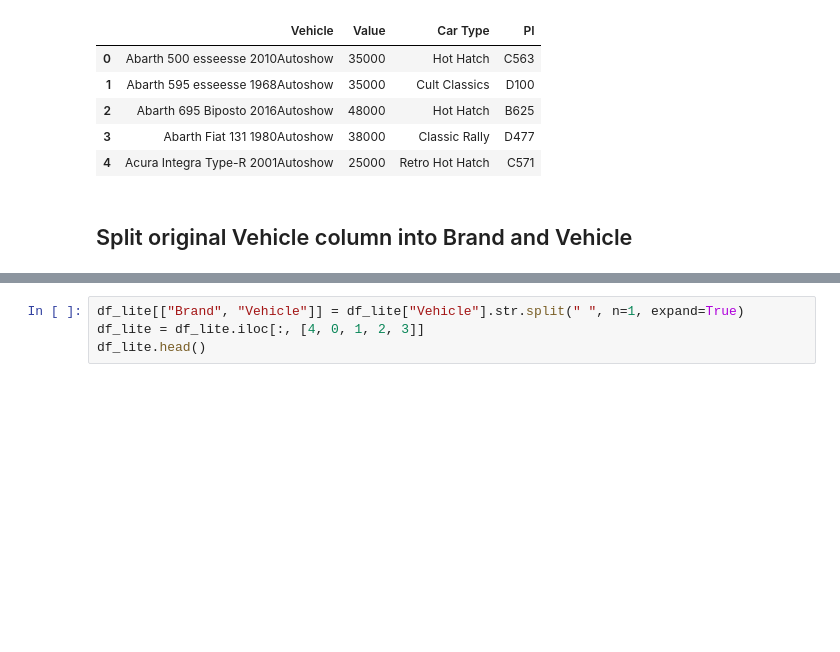
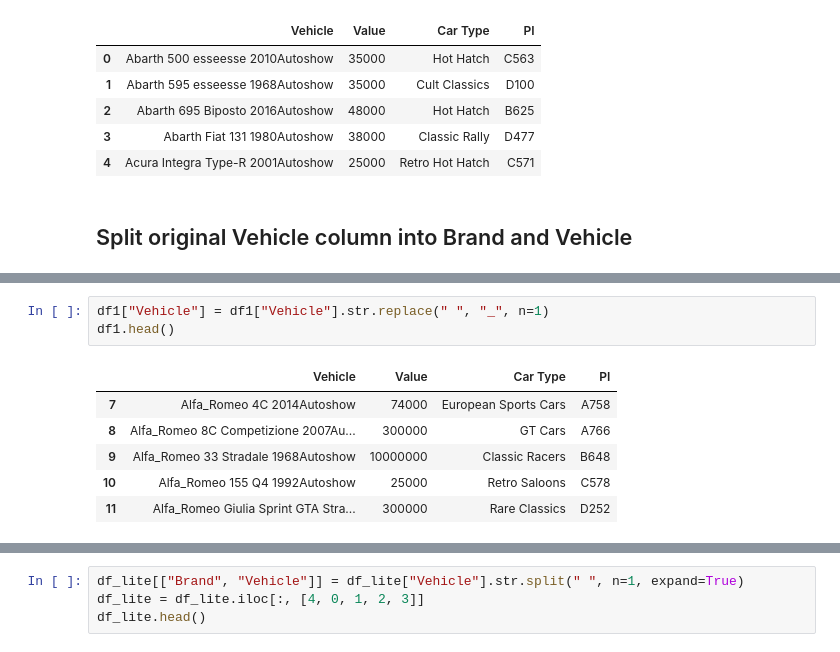
Before and after one commit to iaspidem/fh-cars-list, a Jupyter notebook: fh3-process.ipynb, the cells around one changed output, grey strips where cells are left out. Cells and saved outputs as stored; diff of their text form; blank space fills up the shorter version.

```diff
--- a/fh3-process.ipynb
+++ b/fh3-process.ipynb
@@ -99,0 +117,10 @@ df_lite.head()
+# %%
+df1["Vehicle"] = df1["Vehicle"].str.replace(" ", "_", n=1)
+df1.head()
+# %% [output]
+|  | Vehicle | Value | Car Type | PI |
+| 7 | Alfa_Romeo 4C 2014Autoshow | 74000 | European Sports Cars | A758 |
+| 8 | Alfa_Romeo 8C Competizione 2007Au... | 300000 | GT Cars | A766 |
+| 9 | Alfa_Romeo 33 Stradale 1968Autoshow | 10000000 | Classic Racers | B648 |
+| 10 | Alfa_Romeo 155 Q4 1992Autoshow | 25000 | Retro Saloons | C578 |
+| 11 | Alfa_Romeo Giulia Sprint GTA Stra... | 300000 | Rare Classics | D252 |
```
Also changed, not shown: parts of 26 cells of this notebook.
